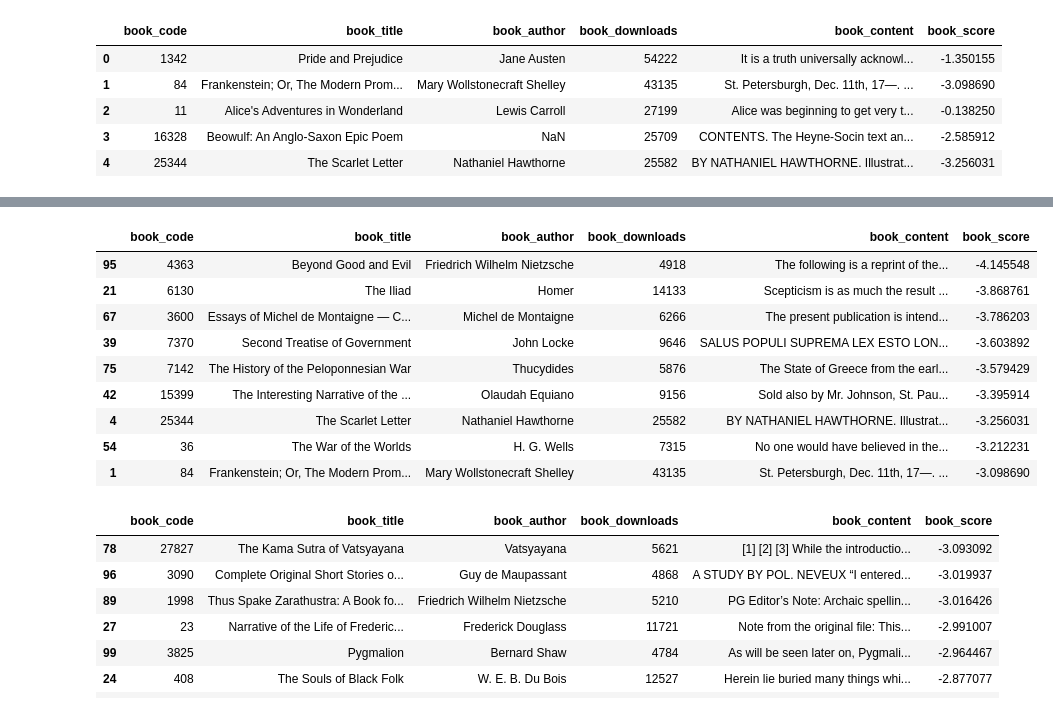
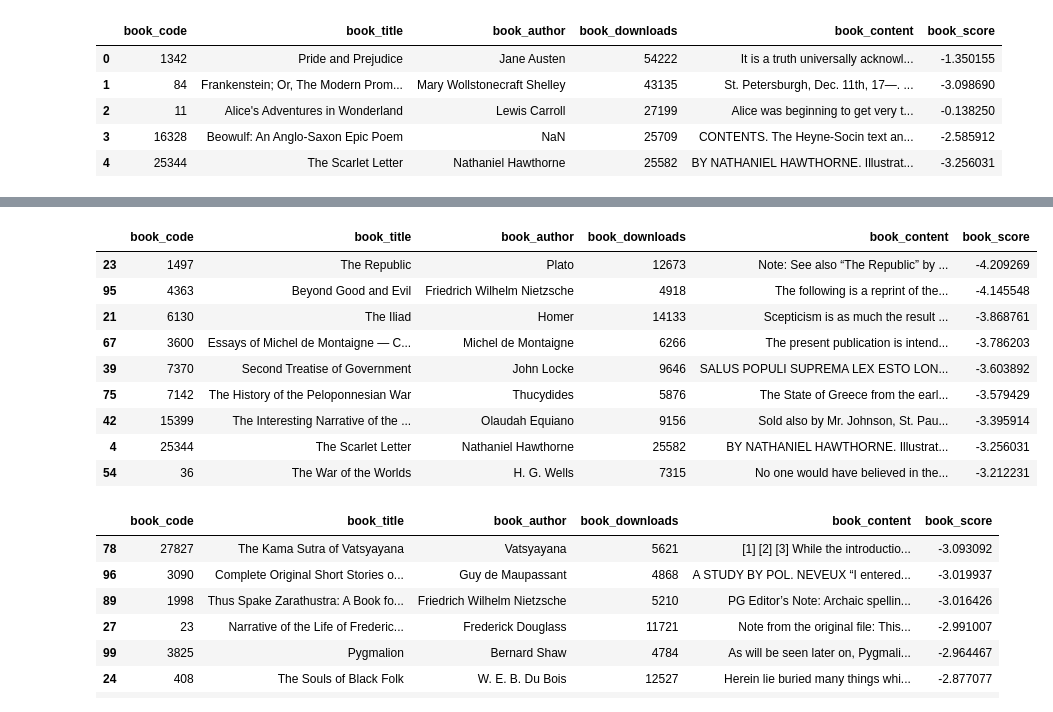
Before and after one commit to Caaarlogan/MSA2021Phase2DataScience, a Jupyter notebook: Top 100 Books Evaluation.ipynb, the cells around one changed output, grey strips where cells are left out. Saved outputs shown, nothing was run; the diff lists cells and outputs as text; code cells hidden in the pictures.

```diff
--- a/Top 100 Books Evaluation.ipynb
+++ b/Top 100 Books Evaluation.ipynb
@@ -93,8 +114,9 @@ df_sorted = df.sort_values(by=['book_score'])
 # %%
 # Year 13
-df_sorted[1:10]
+df_sorted[0:9]
 # %% [output]
 |  | book_code | book_title | book_author | book_downloads | book_content | book_score |
+| 23 | 1497 | The Republic | Plato | 12673 | Note: See also “The Republic” by ... | -4.209269 |
 | 95 | 4363 | Beyond Good and Evil | Friedrich Wilhelm Nietzsche | 4918 | The following is a reprint of the... | -4.145548 |
 | 21 | 6130 | The Iliad | Homer | 14133 | Scepticism is as much the result ... | -3.868761 |
 | 67 | 3600 | Essays of Michel de Montaigne — C... | Michel de Montaigne | 6266 | The present publication is intend... | -3.786203 |
@@ -103,7 +125,6 @@ df_sorted[1:10]
 | 42 | 15399 | The Interesting Narrative of the ... | Olaudah Equiano | 9156 | Sold also by Mr. Johnson, St. Pau... | -3.395914 |
 | 4 | 25344 | The Scarlet Letter | Nathaniel Hawthorne | 25582 | BY NATHANIEL HAWTHORNE. Illustrat... | -3.256031 |
 | 54 | 36 | The War of the Worlds | H. G. Wells | 7315 | No one would have believed in the... | -3.212231 |
-| 1 | 84 | Frankenstein; Or, The Modern Prom... | Mary Wollstonecraft Shelley | 43135 | St. Petersburgh, Dec. 11th, 17—. ... | -3.098690 |
 # %%
 # Year 12
 df_sorted[11:20]
```
Also changed, not shown: parts of 6 cells of this notebook, 1 other file.
